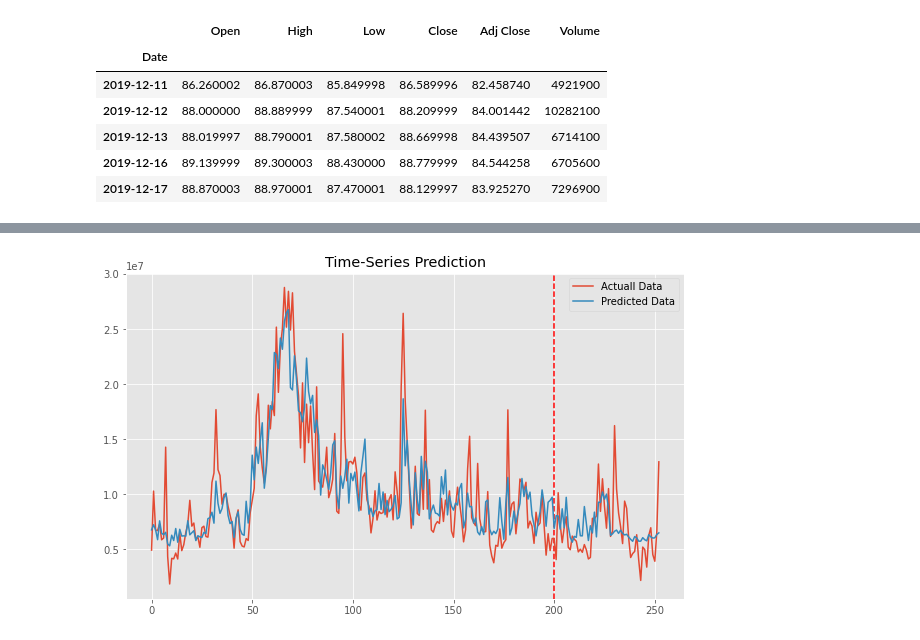
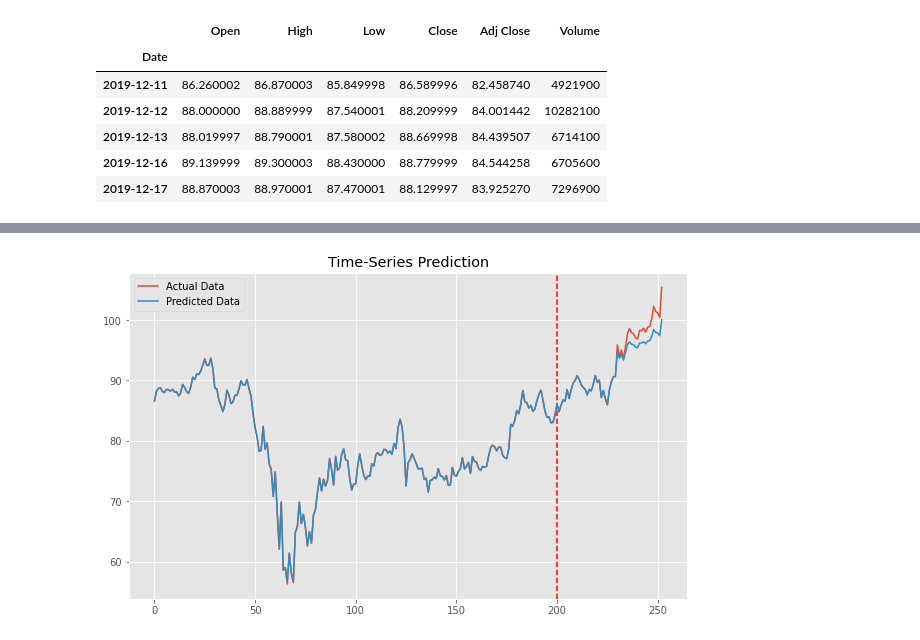
Before and after one commit to Kaktusowy500/BIAI, a Jupyter notebook: data_explore.ipynb, the cells around one changed output, grey strips where cells are left out. Cells and saved outputs as stored; diff of their text form; code cells hidden in the pictures.

```diff
--- a/data_explore.ipynb
+++ b/data_explore.ipynb
@@ -86,18 +67,13 @@ import torch #pytorch
 import torch.nn as nn
 from torch.autograd import Variable
 
-X_train_tensors = Variable(torch.Tensor(X_train))
-X_test_tensors = Variable(torch.Tensor(X_test))
-
-y_train_tensors = Variable(torch.Tensor(y_train))
-y_test_tensors = Variable(torch.Tensor(y_test))
+train_tensors = Variable(torch.Tensor(train_set))
+test_tensors = Variable(torch.Tensor(test_set))
 
 
-X_train_tensors_final = torch.reshape(X_train_tensors,   (X_train_tensors.shape[0], 1, X_train_tensors.shape[1]))
+train_tensors_final = torch.reshape(train_tensors,  (train_tensors.shape[0], 1, train_tensors.shape[1]))
+test_tensors_final = torch.reshape(test_tensors,  (test_tensors.shape[0], 1, test_tensors.shape[1]))
 
-
-X_test_tensors_final = torch.reshape(X_test_tensors,  (X_test_tensors.shape[0], 1, X_test_tensors.shape[1]))
-
-print("Training Shape", X_train_tensors_final.shape, y_train_tensors.shape)
-print("Testing Shape", X_test_tensors_final.shape, y_test_tensors.shape)
+print("Training set shape", train_tensors_final.shape)
+print("Test set shape",  test_tensors_final.shape)
 # %% [output]
@@ -136,12 +112,12 @@ class LSTM1(nn.Module):
 num_epochs = 1000 #1000 epochs
 learning_rate = 0.001 #0.001 lr
 
-input_size = 5 #number of features
-hidden_size = 2 #number of features in hidden state
+input_size = 1 #number of features
+hidden_size = 10 #number of features in hidden state
 num_layers = 1 #number of stacked lstm layers
 
 num_classes = 1 #number of output classes
-lstm1 = LSTM1(num_classes, input_size, hidden_size, num_layers, X_train_tensors_final.shape[1])
+lstm1 = LSTM1(num_classes, input_size, hidden_size, num_layers, train_tensors_final.shape[1])
 criterion = torch.nn.MSELoss()    # mean-squared error for regression
 optimizer = torch.optim.Adam(lstm1.parameters(), lr=learning_rate)
 # %%
@@ -172,27 +148,27 @@ Epoch: 900, loss: 0.01109
 # %%
 # Test on whole data set and plot results
 
-df_X_ss = ss.transform(df.iloc[:, :-1]) #old transformers
-df_y_mm = mm.transform(df.iloc[:, -1:]) #old transformers
+whole_set = mm.transform(df.iloc[:, 3:4]) #old transformers
 
-df_X_ss = Variable(torch.Tensor(df_X_ss)) #converting to Tensors
-df_y_mm = Variable(torch.Tensor(df_y_mm))
+
+whole_set_tensor = Variable(torch.Tensor(whole_set))
 #reshaping the dataset
-df_X_ss = torch.reshape(df_X_ss, (df_X_ss.shape[0], 1, df_X_ss.shape[1]))
+whole_set_reshaped = torch.reshape(whole_set_tensor, (whole_set_tensor.shape[0], 1, whole_set_tensor.shape[1]))
 
-train_predict = lstm1(df_X_ss)#forward pass
-data_predict = train_predict.data.numpy() #numpy conversion
-dataY_plot = df_y_mm.data.numpy()
 
-data_predict = mm.inverse_transform(data_predict) #reverse transformation
+output = lstm1(whole_set_reshaped)#forward pass
+data_predict = output.data.numpy() #numpy conversion
+dataY_plot = whole_set_tensor.data.numpy()
+
+predicted_data_tr = mm.inverse_transform(data_predict) #reverse transformation
 dataY_plot = mm.inverse_transform(dataY_plot)
 plt.figure(figsize=(10,6)) #plotting
 plt.axvline(x=200, c='r', linestyle='--') #size of the training set
 
-plt.plot(dataY_plot, label='Actuall Data') #actual plot
-plt.plot(data_predict, label='Predicted Data') #predicted plot
+plt.plot(dataY_plot, label='Actual Data') #actual plot
+plt.plot(predicted_data_tr, label='Predicted Data') #predicted plot
 plt.title('Time-Series Prediction')
 plt.legend()
 plt.show()
 # %% [output]
-[figure, old version]
+[figure, new version]
```
Also changed, not shown: parts of 12 cells of this notebook.
